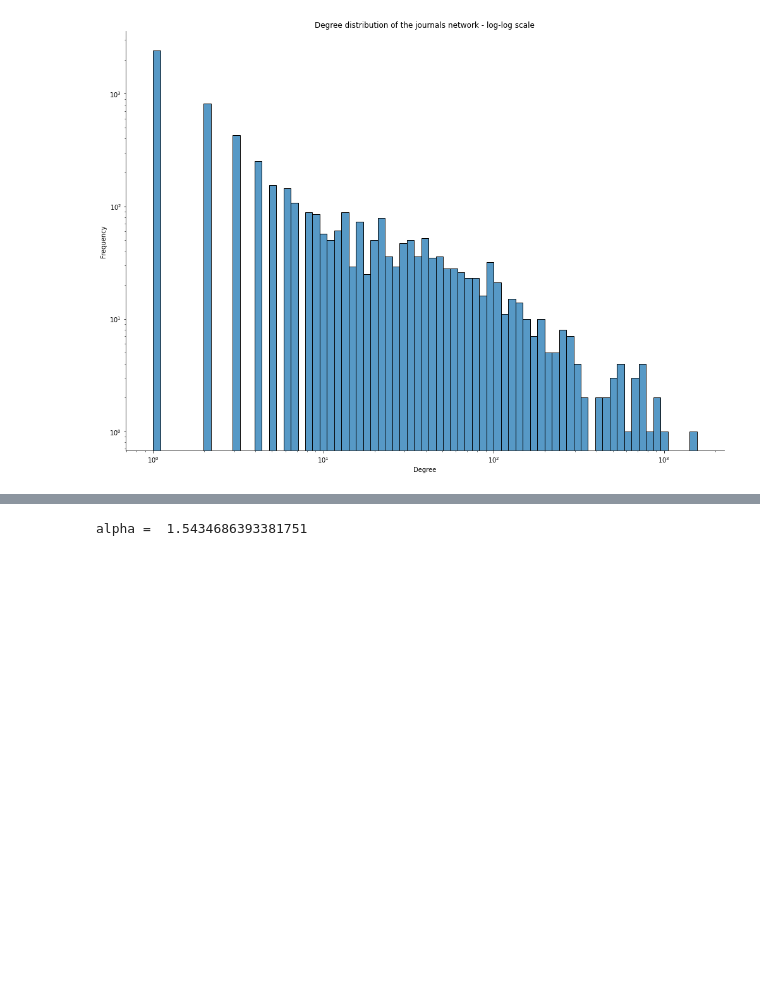
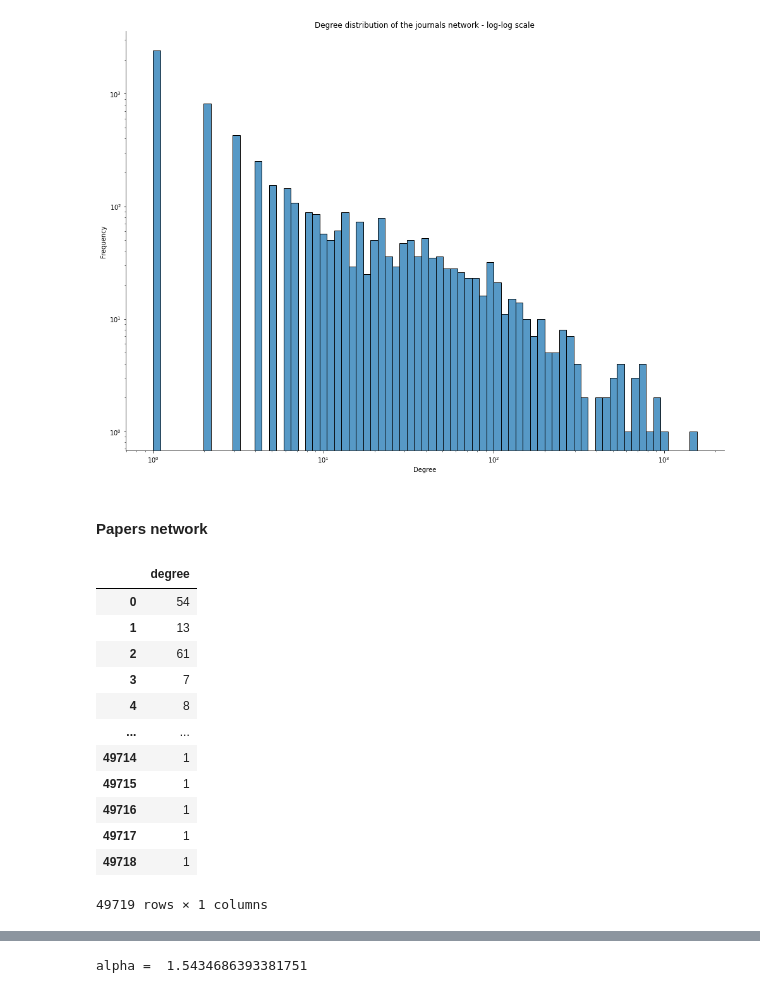
Before and after one commit to tommasobattisti/COVID-19-Citations-Network-Analysis, a Jupyter notebook: Notebooks/networks_structure.ipynb, the cells around one changed output, grey strips where cells are left out. Cells and saved outputs as stored; diff of their text form; code cells hidden in the pictures; blank space fills up the shorter version.

```diff
--- a/Notebooks/networks_structure.ipynb
+++ b/Notebooks/networks_structure.ipynb
@@ -308,3 +312,27 @@ dist_viz
 # %% [output]
 <seaborn.axisgrid.FacetGrid at 0x...>
 [figure]
+# %% [markdown]
+#### Papers network
+# %%
+pn_degree_distribution_list = []
+for node in papers_network:
+    pn_degree_distribution_list.append(papers_network.degree(node)) # compute the degree of each node and append it to the list of degrees
+
+pn_dist_df = pd.DataFrame()
+pn_dist_df['degree'] = pn_degree_distribution_list # create a dataframe with the list of degrees as a column
+pn_dist_df
+# %% [output]
+|  | degree |
+| 0 | 54 |
+| 1 | 13 |
+| 2 | 61 |
+| 3 | 7 |
+| 4 | 8 |
+| ... | ... |
+| 49714 | 1 |
+| 49715 | 1 |
+| 49716 | 1 |
+| 49717 | 1 |
+| 49718 | 1 |
+49719 rows × 1 columns
```
Also changed, not shown: parts of 13 cells of this notebook.
